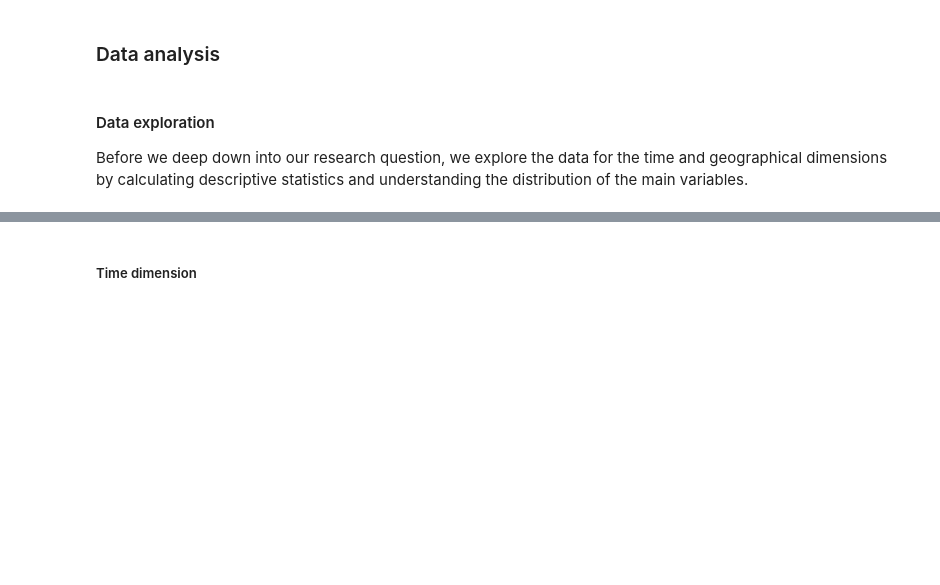
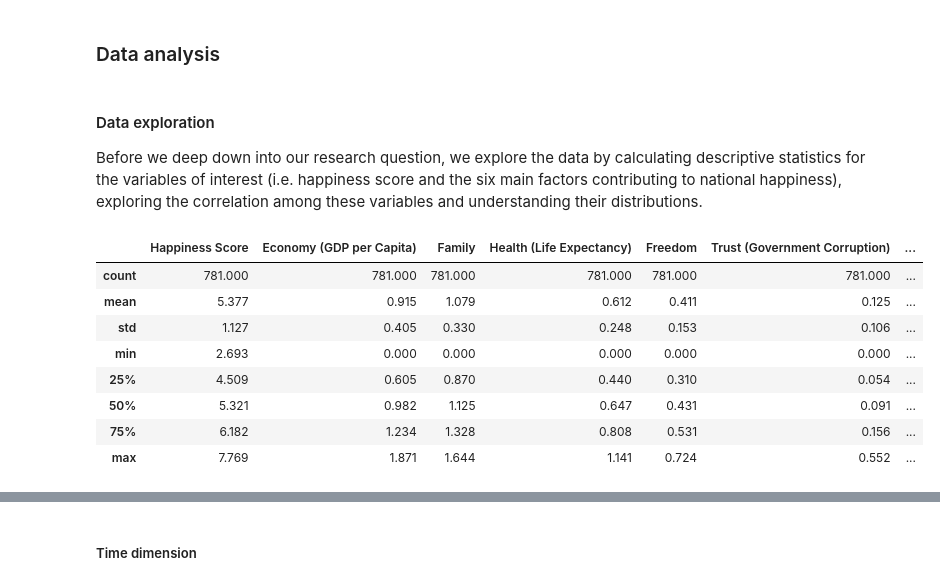
Before and after one commit to TeamGroup7/Group_Assignment, a Jupyter notebook: Group Assignment.ipynb, the cells around one changed output, grey strips where cells are left out. Cells and saved outputs as stored; diff of their text form; code cells hidden in the pictures; blank space fills up the shorter version.

```diff
--- a/Group Assignment.ipynb
+++ b/Group Assignment.ipynb
@@ -219,4 +222,17 @@ data.dropna(inplace=True)
 ### Data analysis
 # %% [markdown]
 #### Data exploration
-Before we deep down into our research question, we explore the data for the time and geographical dimensions by calculating descriptive statistics and understanding the distribution of the main variables.
+Before we deep down into our research question, we explore the data by calculating descriptive statistics for the variables of interest (i.e. happiness score and the six main factors contributing to national happiness), exploring the correlation among these variables and understanding their distributions.
+# %%
+# summary statistics of the variables of interes
+data.iloc[:,4:11].describe()
+# %% [output]
+|  | Happiness Score | Economy (GDP per Capita) | Family | Health (Life Expectancy) | Freedom | Trust (Government Corruption) | ... |
+| count | 781.000 | 781.000 | 781.000 | 781.000 | 781.000 | 781.000 | ... |
+| mean | 5.377 | 0.915 | 1.079 | 0.612 | 0.411 | 0.125 | ... |
+| std | 1.127 | 0.405 | 0.330 | 0.248 | 0.153 | 0.106 | ... |
+| min | 2.693 | 0.000 | 0.000 | 0.000 | 0.000 | 0.000 | ... |
+| 25% | 4.509 | 0.605 | 0.870 | 0.440 | 0.310 | 0.054 | ... |
+| 50% | 5.321 | 0.982 | 1.125 | 0.647 | 0.431 | 0.091 | ... |
+| 75% | 6.182 | 1.234 | 1.328 | 0.808 | 0.531 | 0.156 | ... |
+| max | 7.769 | 1.871 | 1.644 | 1.141 | 0.724 | 0.552 | ... |
```
Also changed, not shown: parts of 10 cells of this notebook.
